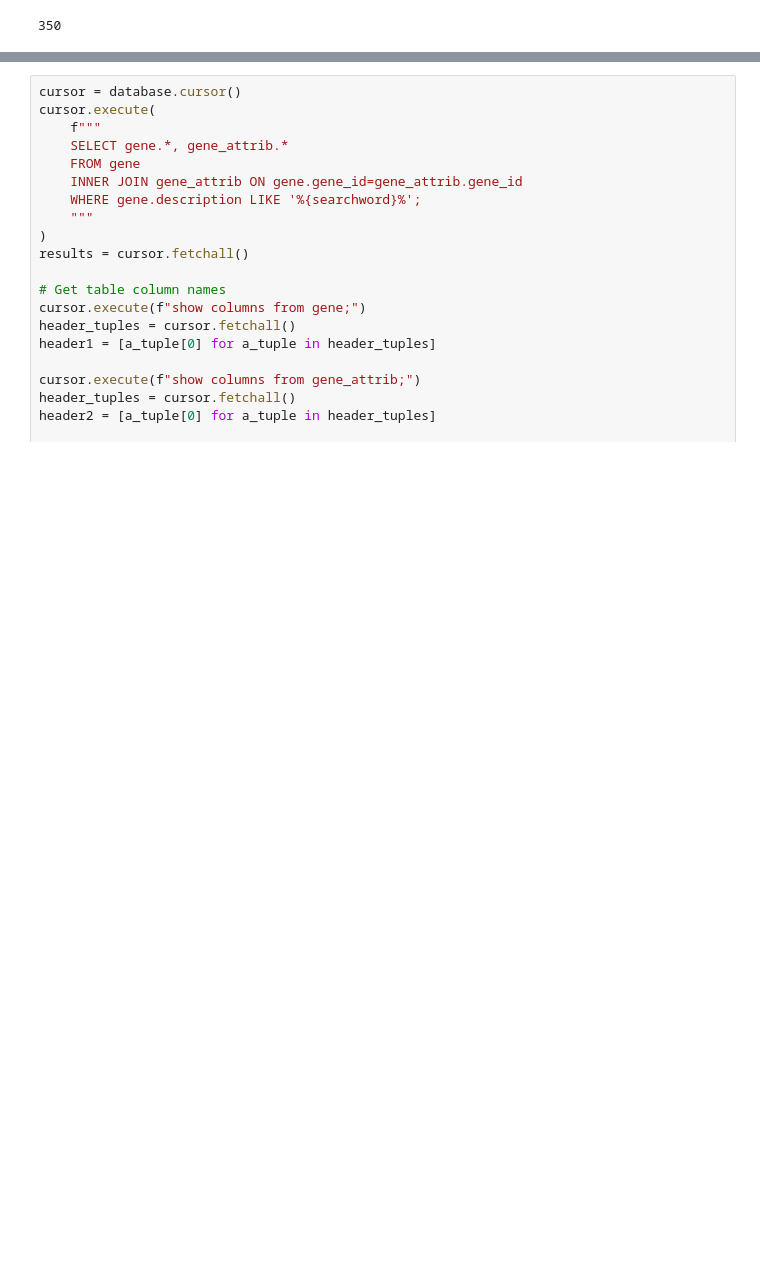
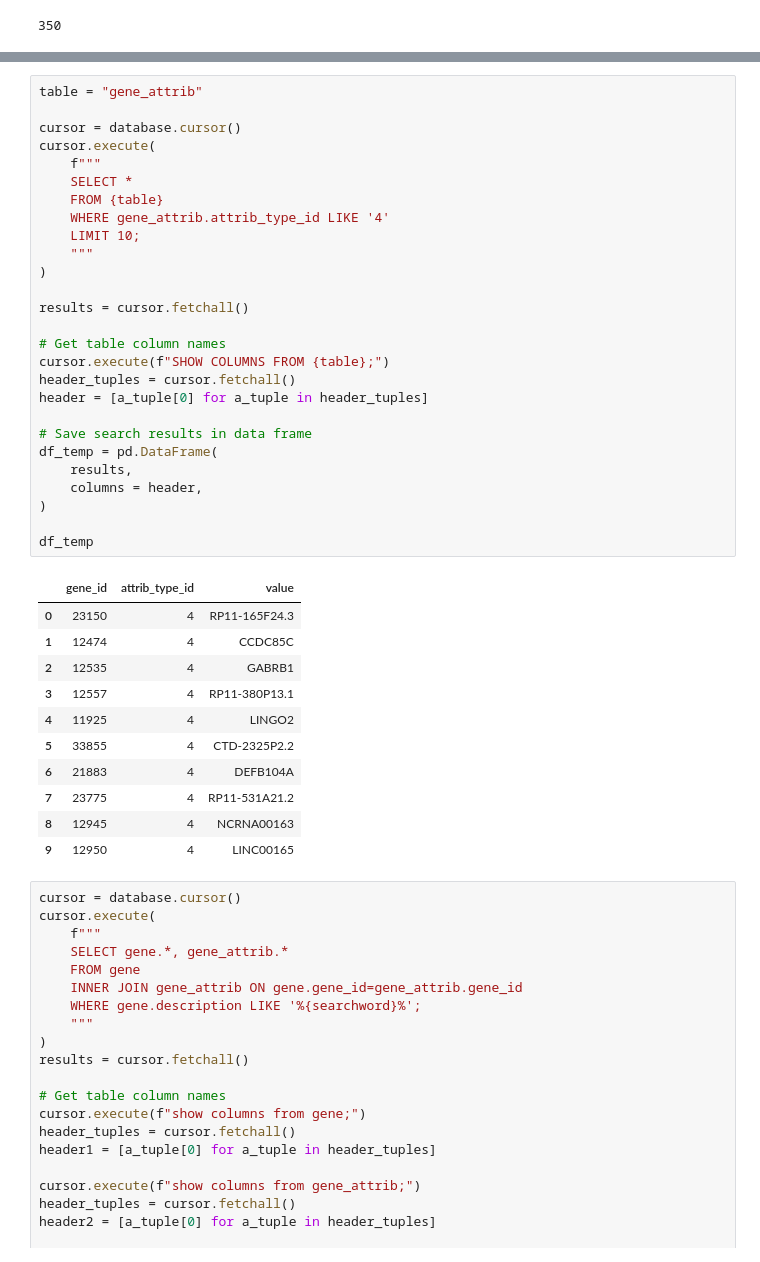
Before and after one commit to pachterlab/gget, a Jupyter notebook: test.ipynb, the cells around one changed output, grey strips where cells are left out. Drawn from its saved outputs; the diff is of its cells as text; blank space fills up the shorter version.

```diff
--- a/test.ipynb
+++ b/test.ipynb
@@ -107,3 +165,42 @@ df_temp = pd.DataFrame(
+# %%
+table = "gene_attrib"
+
+cursor = database.cursor()
+cursor.execute(
+    f"""
+    SELECT *
+    FROM {table}
+    WHERE gene_attrib.attrib_type_id LIKE '4'
+    LIMIT 10;
+    """
+)
+
+results = cursor.fetchall()
+
+# Get table column names
+cursor.execute(f"SHOW COLUMNS FROM {table};")
+header_tuples = cursor.fetchall()
+header = [a_tuple[0] for a_tuple in header_tuples]
+
+# Save search results in data frame
+df_temp = pd.DataFrame(
+    results,
+    columns = header,
+)
+
+df_temp
+# %% [output]
+|  | gene_id | attrib_type_id | value |
+| 0 | 23150 | 4 | RP11-165F24.3 |
+| 1 | 12474 | 4 | CCDC85C |
+| 2 | 12535 | 4 | GABRB1 |
+| 3 | 12557 | 4 | RP11-380P13.1 |
+| 4 | 11925 | 4 | LINGO2 |
+| 5 | 33855 | 4 | CTD-2325P2.2 |
+| 6 | 21883 | 4 | DEFB104A |
+| 7 | 23775 | 4 | RP11-531A21.2 |
+| 8 | 12945 | 4 | NCRNA00163 |
+| 9 | 12950 | 4 | LINC00165 |
 # %%
 cursor = database.cursor()
 cursor.execute(
```
Also changed, not shown: parts of 5 cells of this notebook.
